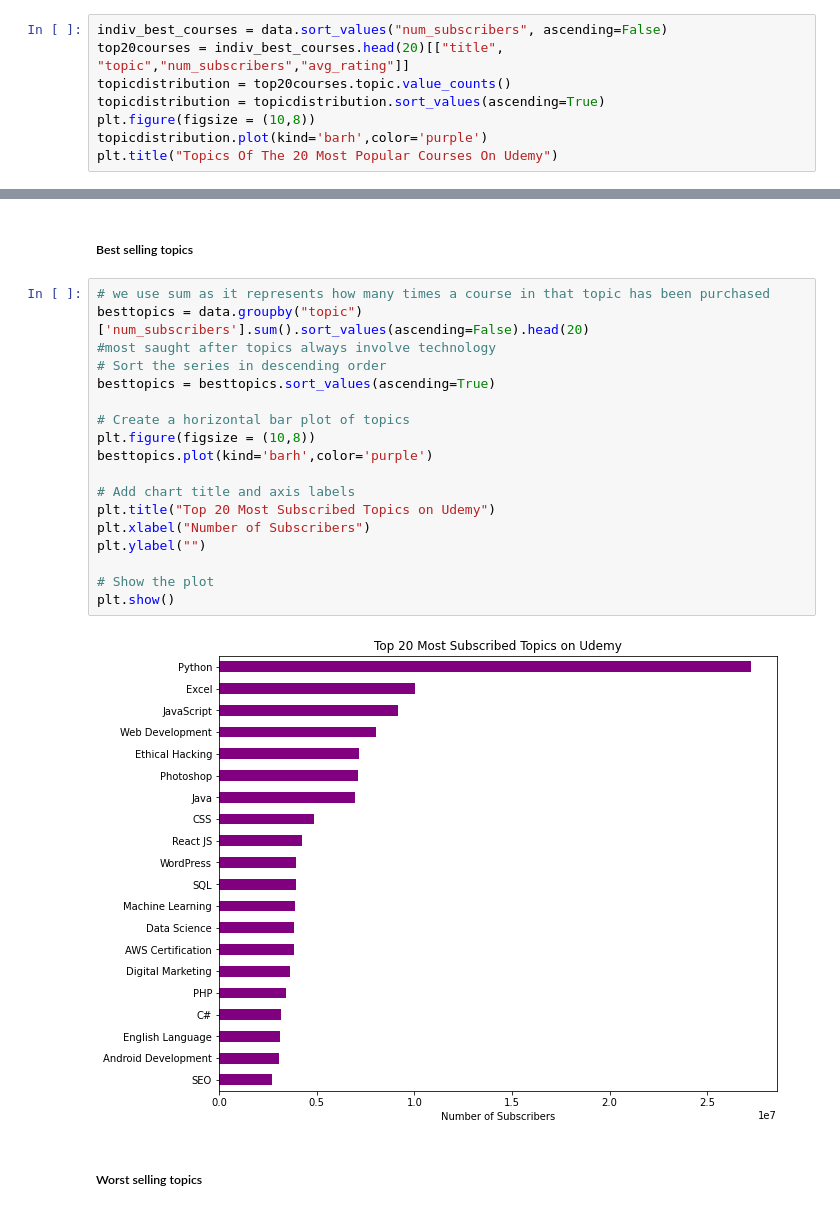
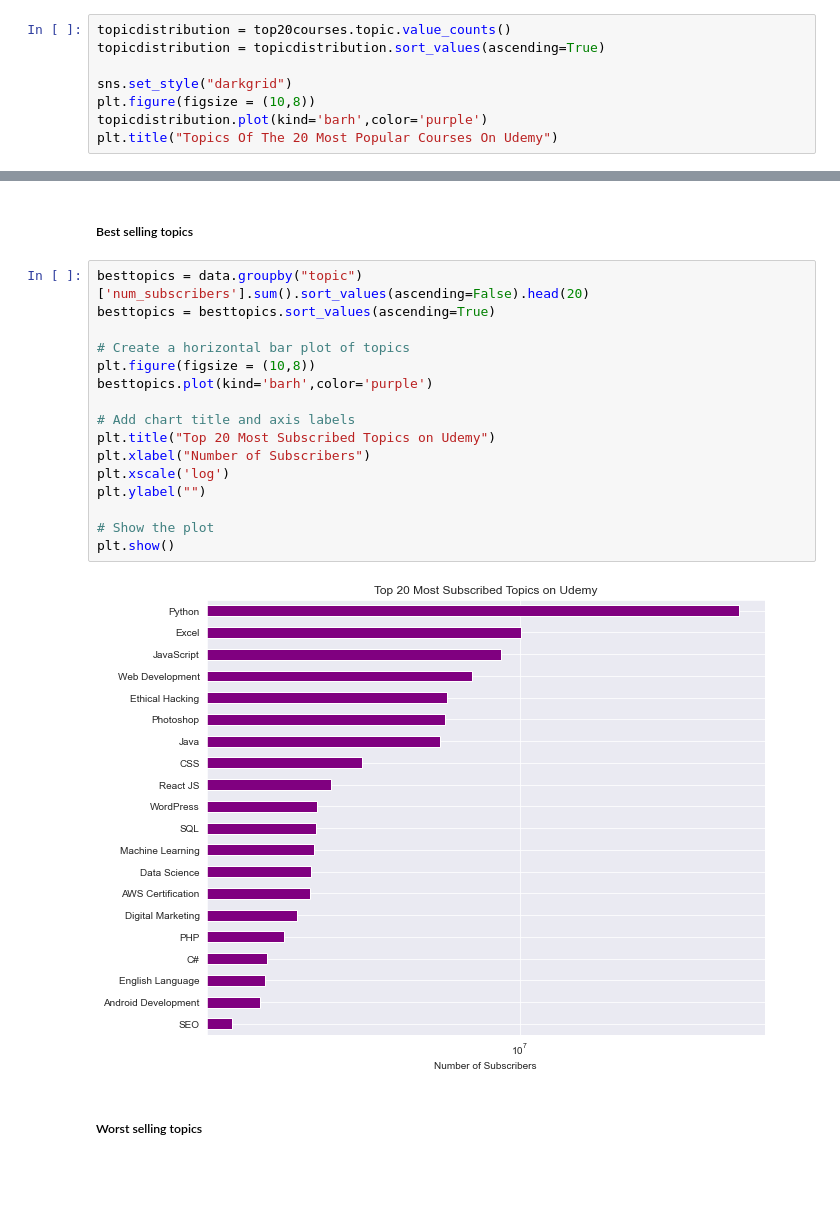
Before and after one commit to FranzKhylOng/Udemy-Courses-DA, a Jupyter notebook: udemy.ipynb, the cells around one changed output, grey strips where cells are left out. Drawn from its saved outputs; the diff is of its cells as text; blank space fills up the shorter version.

```diff
--- a/udemy.ipynb
+++ b/udemy.ipynb
@@ -67,8 +98,8 @@ len(subcategories) # There are 130 unique subcategories
 # %%
-indiv_best_courses = data.sort_values("num_subscribers", ascending=False)
-top20courses = indiv_best_courses.head(20)[["title", "topic","num_subscribers","avg_rating"]]
 topicdistribution = top20courses.topic.value_counts()
 topicdistribution = topicdistribution.sort_values(ascending=True)
+
+sns.set_style("darkgrid")
 plt.figure(figsize = (10,8))
 topicdistribution.plot(kind='barh',color='purple')
 plt.title("Topics Of The 20 Most Popular Courses On Udemy")
@@ -122,25 +160,23 @@ Name: num_subscribers, dtype: float64
 # %% [markdown]
 ##### Best selling topics
 # %%
-# we use sum as it represents how many times a course in that topic has been purchased
 besttopics = data.groupby("topic")['num_subscribers'].sum().sort_values(ascending=False).head(20)
-#most saught after topics always involve technology
-# Sort the series in descending order
 besttopics = besttopics.sort_values(ascending=True)
 
 # Create a horizontal bar plot of topics
 plt.figure(figsize = (10,8))
 besttopics.plot(kind='barh',color='purple')
 
 # Add chart title and axis labels
 plt.title("Top 20 Most Subscribed Topics on Udemy")
 plt.xlabel("Number of Subscribers")
+plt.xscale('log')
 plt.ylabel("")
 
 # Show the plot
 plt.show()
 # %% [output]
-[figure, old version]
+[figure, new version]
 # %% [markdown]
 ##### Worst selling topics
 # %%
```
Also changed, not shown: parts of 9 cells of this notebook.
